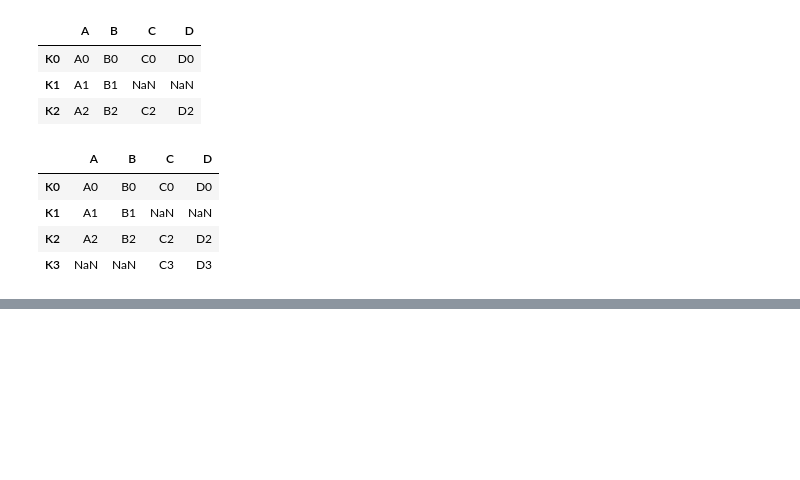
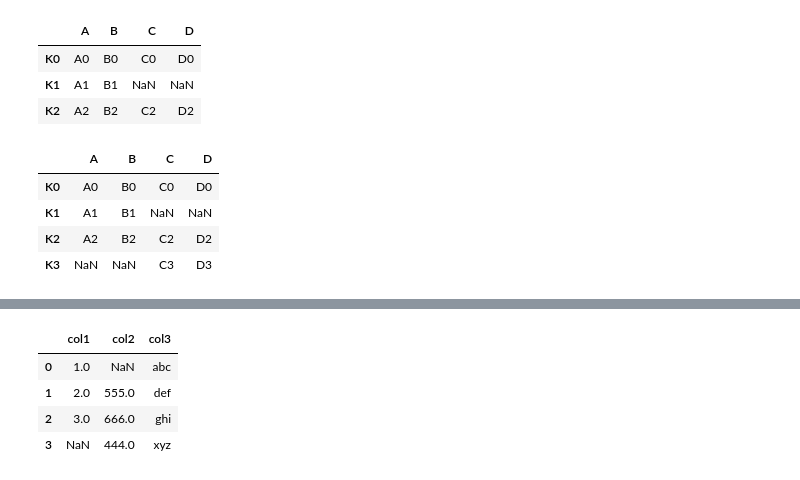
Before and after one commit to muriloOliveira7/7030ICTIntroBigData, a Jupyter notebook: lab12.ipynb, the cells around one changed output, grey strips where cells are left out. Cells and saved outputs as stored; diff of their text form; code cells hidden in the pictures; blank space fills up the shorter version.

```diff
--- a/lab12.ipynb
+++ b/lab12.ipynb
@@ -889,0 +1005,14 @@ left.join(right, how='outer')
+# %%
+#Filling in NaN values with something else:
+
+df = pd.DataFrame({'col1':[1,2,3,np.nan],
+                   'col2':[np.nan,555,666,444],
+                   'col3':['abc','def','ghi','xyz']})
+
+df.head()
+# %% [output]
+|  | col1 | col2 | col3 |
+| 0 | 1.0 | NaN | abc |
+| 1 | 2.0 | 555.0 | def |
+| 2 | 3.0 | 666.0 | ghi |
+| 3 | NaN | 444.0 | xyz |
```
Also changed, not shown: parts of 24 cells of this notebook.
